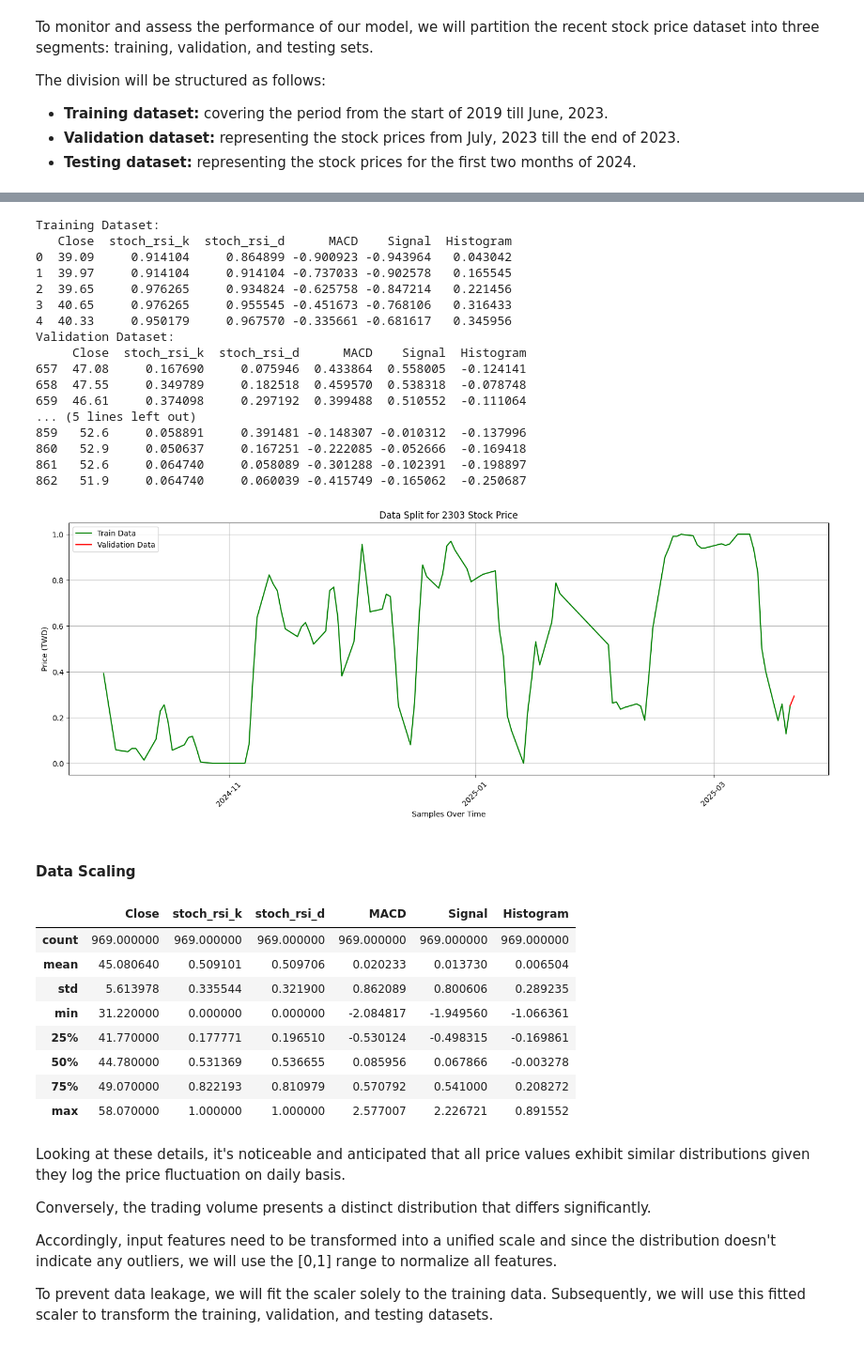
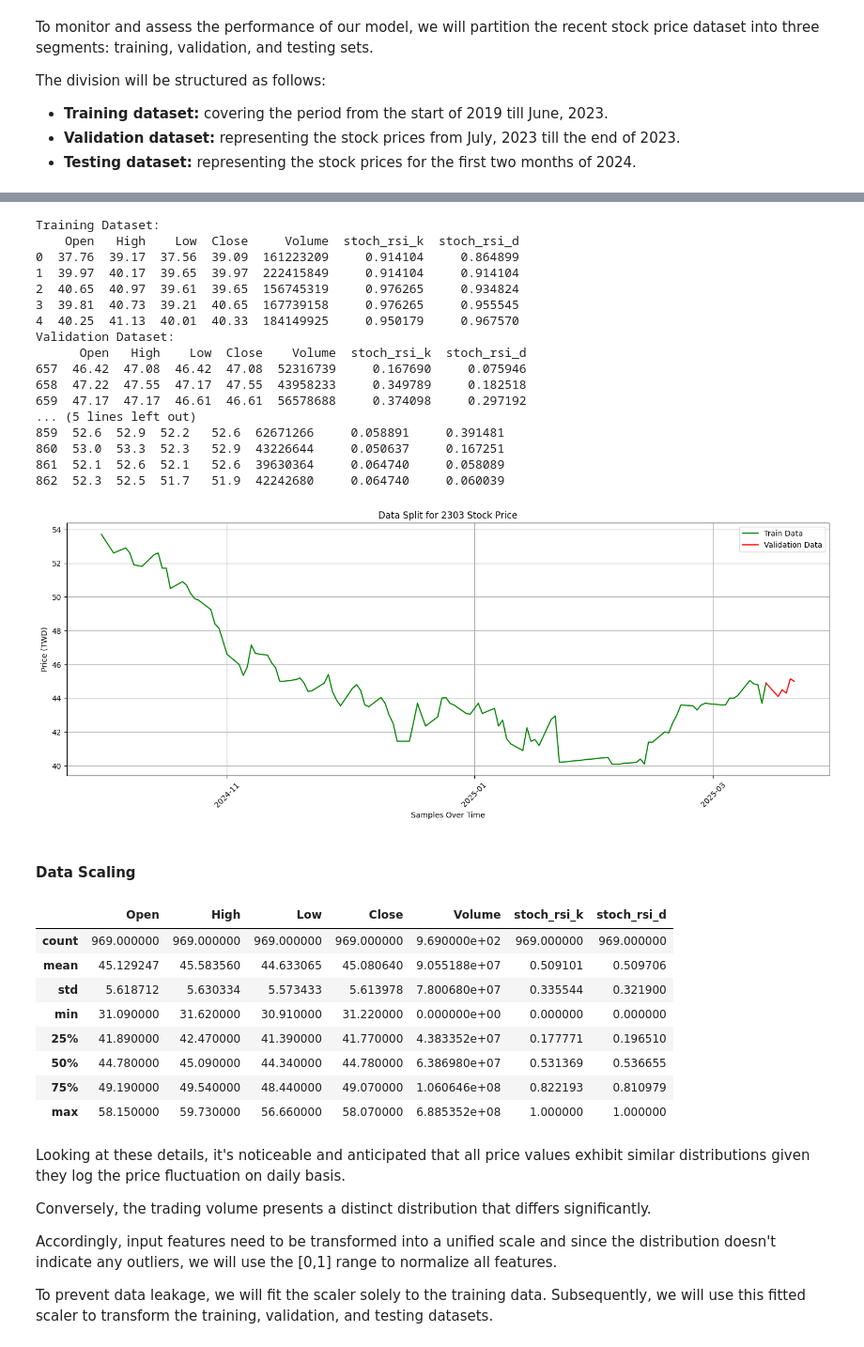
Before and after one commit to Conghung43/LSTM-Predict, a Jupyter notebook: notebooks/2-data-preprocessing.ipynb, the cells around one changed output, grey strips where cells are left out. Shown: that part at 94% size. Cells and saved outputs as stored; diff of their text form; code cells hidden in the pictures.

```diff
--- a/notebooks/2-data-preprocessing.ipynb
+++ b/notebooks/2-data-preprocessing.ipynb
@@ -95,7 +97,7 @@ data['Histogram'] = df['Histogram']
 # %%
 # Define selected features and target attribute
-features = ["Close","stoch_rsi_k", 'stoch_rsi_d', 'MACD', 'Signal','Histogram']
-target = "stoch_rsi_k"
+features = ['Open', 'High', 'Low', 'Close', 'Volume',"stoch_rsi_k", 'stoch_rsi_d']
+target = "Close"
 # %% [markdown]
 #### Create Train, Validation, and Test Datasets
 # %% [markdown]
@@ -111,8 +113,8 @@ train_end_date = pd.to_datetime("2023-11-30")
 validate_start_date = pd.to_datetime("2023-12-01")
 validate_end_date = pd.to_datetime("2024-09-30")
 test_start_date = pd.to_datetime("2024-10-01")
-test_end_date = pd.to_datetime("2025-3-20")
-predict_start_date = pd.to_datetime("2025-3-20")
+test_end_date = pd.to_datetime("2025-3-14")
+predict_start_date = pd.to_datetime("2025-3-14")
 predic_end_date = pd.to_datetime("2025-3-22")
 
 # Split dataset into training, validation, and testing
@@ -146,54 +148,54 @@ print("Testing Dataset:")
 print(data_test.head())
 # %% [output]
 Training Dataset:
-   Close  stoch_rsi_k  stoch_rsi_d      MACD    Signal  Histogram
-0  39.09     0.914104     0.864899 -0.900923 -0.943964   0.043042
-1  39.97     0.914104     0.914104 -0.737033 -0.902578   0.165545
-2  39.65     0.976265     0.934824 -0.625758 -0.847214   0.221456
-3  40.65     0.976265     0.955545 -0.451673 -0.768106   0.316433
-4  40.33     0.950179     0.967570 -0.335661 -0.681617   0.345956
+    Open   High    Low  Close     Volume  stoch_rsi_k  stoch_rsi_d
+0  37.76  39.17  37.56  39.09  161223209     0.914104     0.864899
+1  39.97  40.17  39.65  39.97  222415849     0.914104     0.914104
+2  40.65  40.97  39.61  39.65  156745319     0.976265     0.934824
+3  39.81  40.73  39.21  40.65  167739158     0.976265     0.955545
+4  40.25  41.13  40.01  40.33  184149925     0.950179     0.967570
 Validation Dataset:
-     Close  stoch_rsi_k  stoch_rsi_d      MACD    Signal  Histogram
-657  47.08     0.167690     0.075946  0.433864  0.558005  -0.124141
-658  47.55     0.349789     0.182518  0.459570  0.538318  -0.078748
-659  46.61     0.374098     0.297192  0.399488  0.510552  -0.111064
+      Open   High    Low  Close    Volume  stoch_rsi_k  stoch_rsi_d
+657  46.42  47.08  46.42  47.08  52316739     0.167690     0.075946
+658  47.22  47.55  47.17  47.55  43958233     0.349789     0.182518
+659  47.17  47.17  46.61  46.61  56578688     0.374098     0.297192
 ... (5 lines left out)
-859   52.6     0.058891     0.391481 -0.148307 -0.010312  -0.137996
-860   52.9     0.050637     0.167251 -0.222085 -0.052666  -0.169418
-861   52.6     0.064740     0.058089 -0.301288 -0.102391  -0.198897
-862   51.9     0.064740     0.060039 -0.415749 -0.165062  -0.250687
+859  52.6  52.9  52.2   52.6  62671266     0.058891     0.391481
+860  53.0  53.3  52.3   52.9  43226644     0.050637     0.167251
+861  52.1  52.6  52.1   52.6  39630364     0.064740     0.058089
+862  52.3  52.5  51.7   51.9  42242680     0.064740     0.060039
 # %%
 # Plot stock prices for each data split
 plt.figure(figsize=(18,6))
 # plt.plot(data_train_dates, data_train["Open"], color="cornflowerblue")
 # plt.plot(data_validate_dates, data_validate["Open"], color="orange")
-plt.plot(data_test_dates, data_test["stoch_rsi_k"], color="green")
-plt.plot(data_predict_dates, data_predict["stoch_rsi_k"], color="red")
+plt.plot(data_test_dates, data_test["Close"], color="green")
+plt.plot(data_predict_dates, data_predict["Close"], color="red")
 plt.legend(["Train Data", "Validation Data", "Test Data"])
 plt.title("Data Split for 2303 Stock Price")
 plt.xlabel("Samples Over Time")
 plt.ylabel("Price (TWD)")
 plt.gca().xaxis.set_major_formatter(mdates.DateFormatter('%Y-%m'))
 plt.gca().xaxis.set_major_locator(mdates.MonthLocator(interval=2))
 plt.xticks(rotation=45)
 plt.grid()
 # %% [output]
-[figure, old version]
+[figure, new version]
 # %% [markdown]
 #### Data Scaling
 # %%
 # Check the distribution of input features
 data[features].describe()
 # %% [output]
-|  | Close | stoch_rsi_k | stoch_rsi_d | MACD | Signal | Histogram |
-| count | 969.000000 | 969.000000 | 969.000000 | 969.000000 | 969.000000 | 969.000000 |
-| mean | 45.080640 | 0.509101 | 0.509706 | 0.020233 | 0.013730 | 0.006504 |
-| std | 5.613978 | 0.335544 | 0.321900 | 0.862089 | 0.800606 | 0.289235 |
-| min | 31.220000 | 0.000000 | 0.000000 | -2.084817 | -1.949560 | -1.066361 |
-| 25% | 41.770000 | 0.177771 | 0.196510 | -0.530124 | -0.498315 | -0.169861 |
-| 50% | 44.780000 | 0.531369 | 0.536655 | 0.085956 | 0.067866 | -0.003278 |
-| 75% | 49.070000 | 0.822193 | 0.810979 | 0.570792 | 0.541000 | 0.208272 |
-| max | 58.070000 | 1.000000 | 1.000000 | 2.577007 | 2.226721 | 0.891552 |
+|  | Open | High | Low | Close | Volume | stoch_rsi_k | stoch_rsi_d |
+| count | 969.000000 | 969.000000 | 969.000000 | 969.000000 | 9.690000e+02 | 969.000000 | 969.000000 |
+| mean | 45.129247 | 45.583560 | 44.633065 | 45.080640 | 9.055188e+07 | 0.509101 | 0.509706 |
+| std | 5.618712 | 5.630334 | 5.573433 | 5.613978 | 7.800680e+07 | 0.335544 | 0.321900 |
+| min | 31.090000 | 31.620000 | 30.910000 | 31.220000 | 0.000000e+00 | 0.000000 | 0.000000 |
+| 25% | 41.890000 | 42.470000 | 41.390000 | 41.770000 | 4.383352e+07 | 0.177771 | 0.196510 |
+| 50% | 44.780000 | 45.090000 | 44.340000 | 44.780000 | 6.386980e+07 | 0.531369 | 0.536655 |
+| 75% | 49.190000 | 49.540000 | 48.440000 | 49.070000 | 1.060646e+08 | 0.822193 | 0.810979 |
+| max | 58.150000 | 59.730000 | 56.660000 | 58.070000 | 6.885352e+08 | 1.000000 | 1.000000 |
 # %% [markdown]
 Looking at these details, it's noticeable and anticipated that all price values exhibit similar distributions given they log the price fluctuation on daily basis.
 
```
Also changed, not shown: parts of 6 cells of this notebook, 2 other files.
